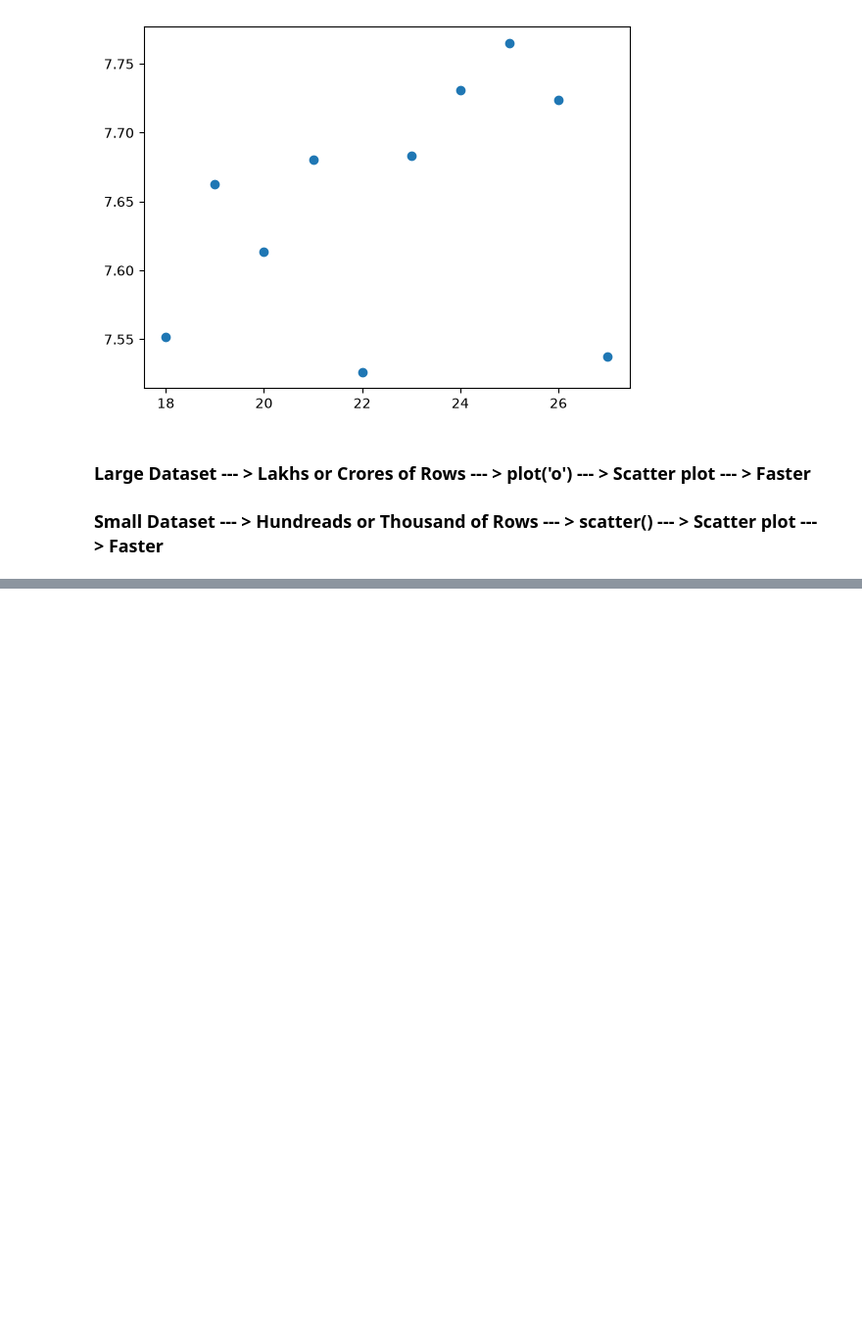
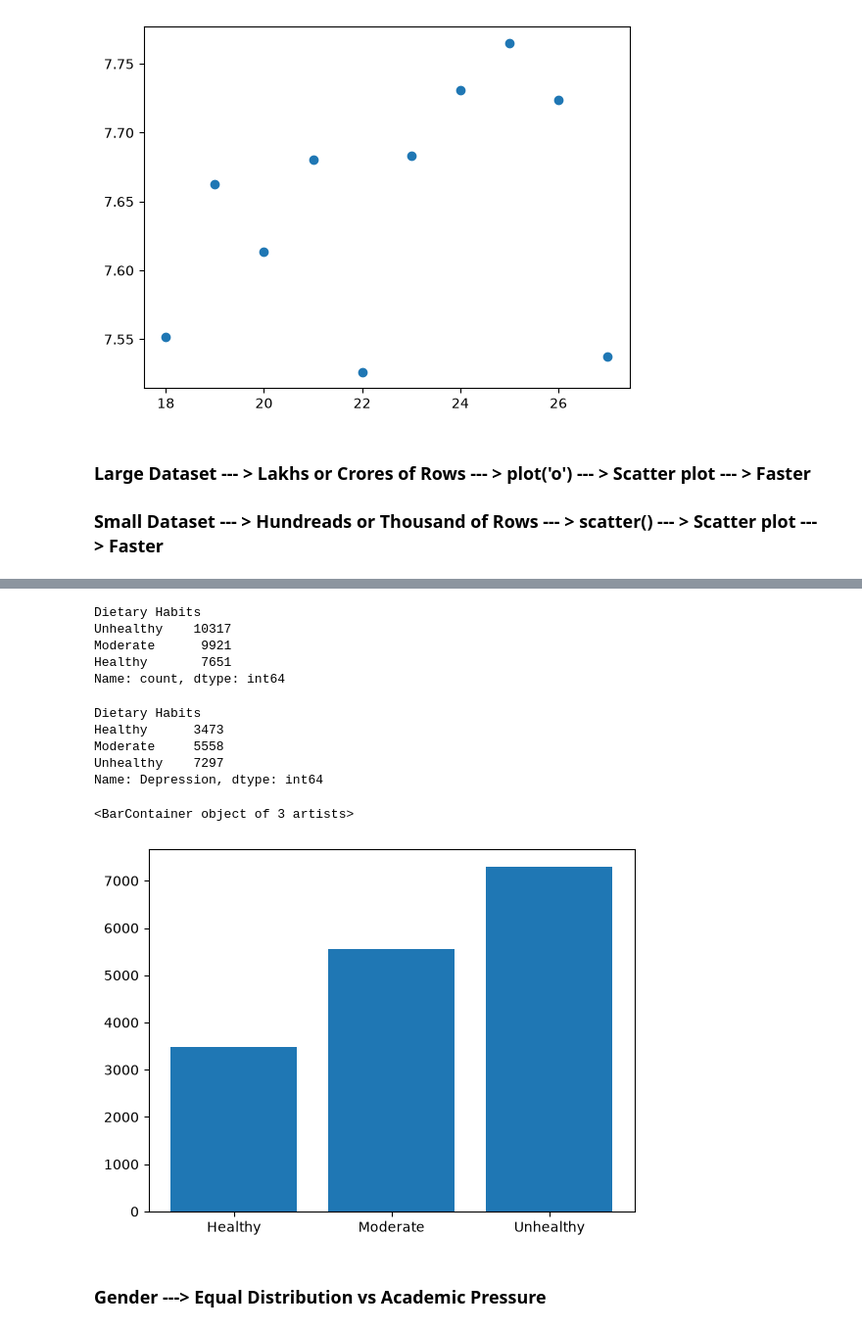
Before and after one commit to saileshchikkam/GEN-Ai, a Jupyter notebook: Machine Learning/Prerequisites/MatplotLib/Getting_Started.ipynb, the cells around one changed output, grey strips where cells are left out. Shown at 98% size. Saved outputs shown, nothing was run; the diff lists cells and outputs as text; code cells hidden in the pictures; blank space fills up the shorter version.

```diff
--- a/Machine Learning/Prerequisites/MatplotLib/Getting_Started.ipynb
+++ b/Machine Learning/Prerequisites/MatplotLib/Getting_Started.ipynb
@@ -791,0 +870,27 @@ plt.plot(x,y,'o')
+# %%
+df['Dietary Habits'].value_counts()
+# %% [output]
+Dietary Habits
+Unhealthy    10317
+Moderate      9921
+Healthy       7651
+Name: count, dtype: int64
+# %%
+df = df.groupby('Dietary Habits')['Depression'].sum()
+# %%
+df
+# %% [output]
+Dietary Habits
+Healthy      3473
+Moderate     5558
+Unhealthy    7297
+Name: Depression, dtype: int64
+# %%
+x = df.index
+y = df.values
+plt.bar(x,y)
+# %% [output]
+<BarContainer object of 3 artists>
+[figure, added]
+# %% [markdown]
+### Gender ---> Equal Distribution vs Academic Pressure
```
Also changed, not shown: parts of 47 cells of this notebook.
